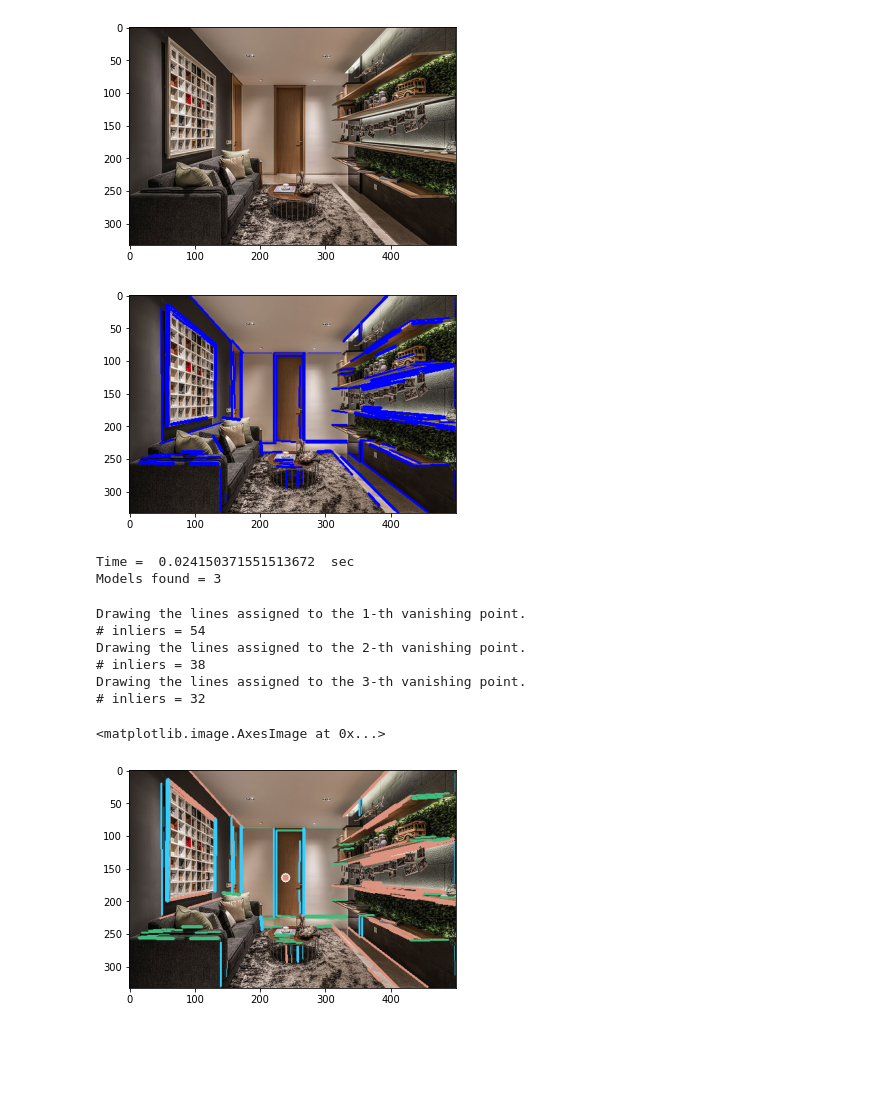
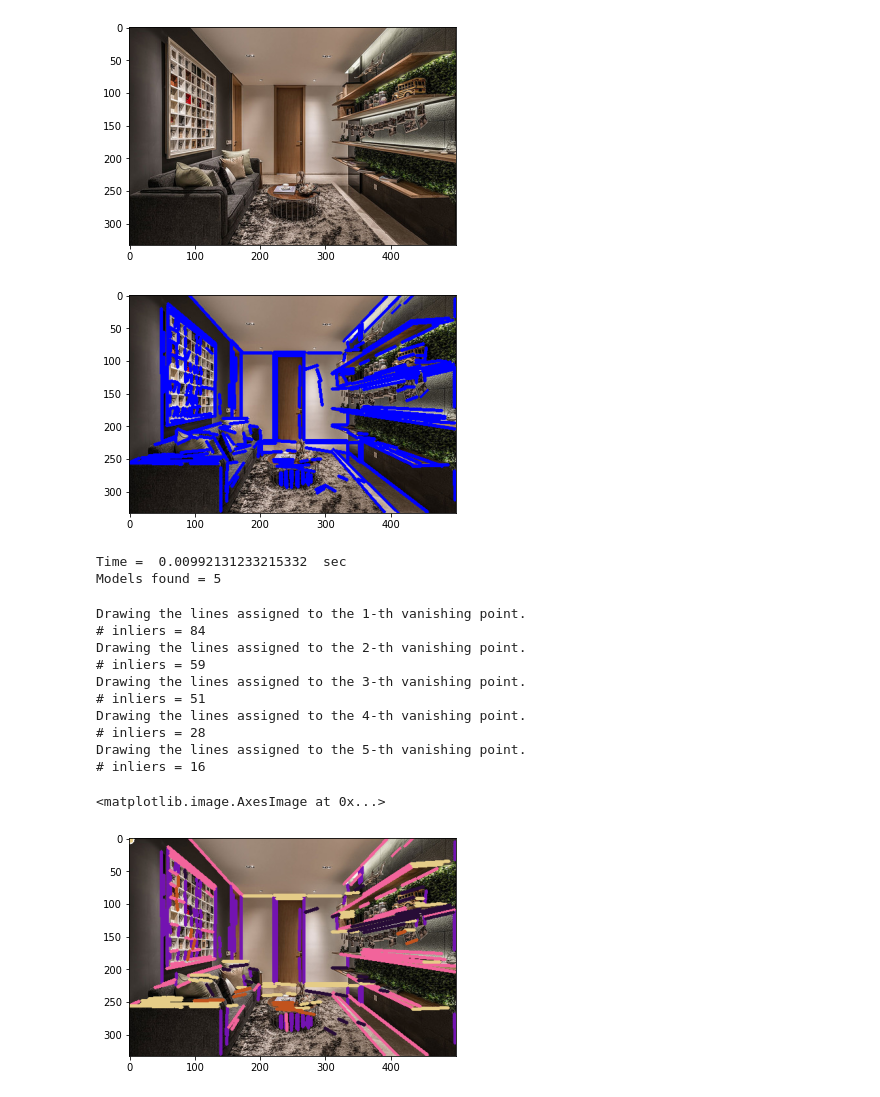
Before and after one commit to danini/progressive-x, a Jupyter notebook: examples/example_multi_vanishing_point.ipynb, the cells around one changed output. Drawn from its saved outputs; the diff is of its cells as text; code cells hidden in the pictures; blank space fills up the shorter version.

```diff
--- a/examples/example_multi_vanishing_point.ipynb
+++ b/examples/example_multi_vanishing_point.ipynb
@@ -15,9 +15,10 @@ plt.imshow(img)
 [figure]
 # %%
 gray = cv2.cvtColor(img, cv2.COLOR_BGR2GRAY)
-detected_linesegments = lsd(gray)
+detected_linesegments = lsd(gray, density_th=0.0)
 length_threshold = 20
 linesegments = []
+lengths = []
 
 #Show image
 line_img = img.copy()
@@ -31,23 +32,19 @@ for i in range(detected_linesegments.shape[0]):
     if line_length < length_threshold:
         continue
 
-    v = v / line_length
-    n = np.array([-v[1], v[0]])
-    a = n[0]
-    b = n[1]
-    c = -a * pt1[0] - b * pt1[1]
+    lengths.append(line_length)
     linesegments.append(detected_linesegments[i, :])
 
     # Draw the line
     pt1i = (int(detected_linesegments[i, 0]), int(detected_linesegments[i, 1]))
     pt2i = (int(detected_linesegments[i, 2]), int(detected_linesegments[i, 3]))
-    width = detected_linesegments[i, 4]
+    width = 6 # detected_linesegments[i, 4]
     cv2.line(line_img, pt1i, pt2i, (0, 0, 255), int(np.ceil(width / 2)))
 plt.imshow(line_img)
 
 linesegments = np.array(linesegments)
 # %% [output]
-[figure, old version]
+[figure, new version]
 # %%
 def verify_pyprogressivex(img, lines, threshold = 2.0):
     vanishing_points, labeling = pyprogressivex.findVanishingPoints(
@@ -69,46 +66,56 @@ def verify_pyprogressivex(img, lines, threshold = 2.0):
 t = time()
 
 vanishing_points, labeling = verify_pyprogressivex(img, linesegments[:,0:4], threshold=1.0)
+
 model_number = int(vanishing_points.size / 3)
 
 print ('Time = ', time()-t, ' sec')
 print ('Models found = {}'.format(model_number))
 # %% [output]
-Time =  0.024150371551513672  sec
-Models found = 3
+Time =  0.00992131233215332  sec
+Models found = 5
 # %%
 line_img = img.copy()
 max_inlier_number = 0
 
 for idx in range(model_number):
     mask = np.zeros(len(labeling))
     indices = [i for i, e in enumerate(labeling) if e == idx]
     color = (randint(0, 255), randint(0, 255), randint(0, 255))
 
     vp = vanishing_points[idx]
-    vp /= vp[2]
-    vp = (int(vp[0]), int(vp[1]))
 
     print("Drawing the lines assigned to the {}-th vanishing point.".format(int(idx + 1)))
     print(f"# inliers = {len(indices)}")
 
     for i in indices:
         # Draw the line
         pt1i = (int(linesegments[i, 0]), int(linesegments[i, 1]))
         pt2i = (int(linesegments[i, 2]), int(linesegments[i, 3]))
-        width = linesegments[i, 4]
+        width = 6 #linesegments[i, 4]
 
         cv2.line(line_img, pt1i, pt2i, color, int(np.ceil(width / 2)))
-        cv2.circle(line_img, vp, 7, (255, 255, 255), -1)
-        cv2.circle(line_img, vp, 5, color, -1)
+
+    if abs(vp[2]) < 1e-10:
+        continue
+
+    vp /= vp[2]
+    vp = (int(vp[0]), int(vp[1]))
+
+    cv2.circle(line_img, vp, 7, (255, 255, 255), -1)
+    cv2.circle(line_img, vp, 5, color, -1)
 
 plt.imshow(line_img)
 # %% [output]
 Drawing the lines assigned to the 1-th vanishing point.
-# inliers = 54
+# inliers = 84
 Drawing the lines assigned to the 2-th vanishing point.
-# inliers = 38
+# inliers = 59
 Drawing the lines assigned to the 3-th vanishing point.
-# inliers = 32
+# inliers = 51
+Drawing the lines assigned to the 4-th vanishing point.
+# inliers = 28
+Drawing the lines assigned to the 5-th vanishing point.
+# inliers = 16
 <matplotlib.image.AxesImage at 0x...>
-[figure, old version]
+[figure, new version]
```
